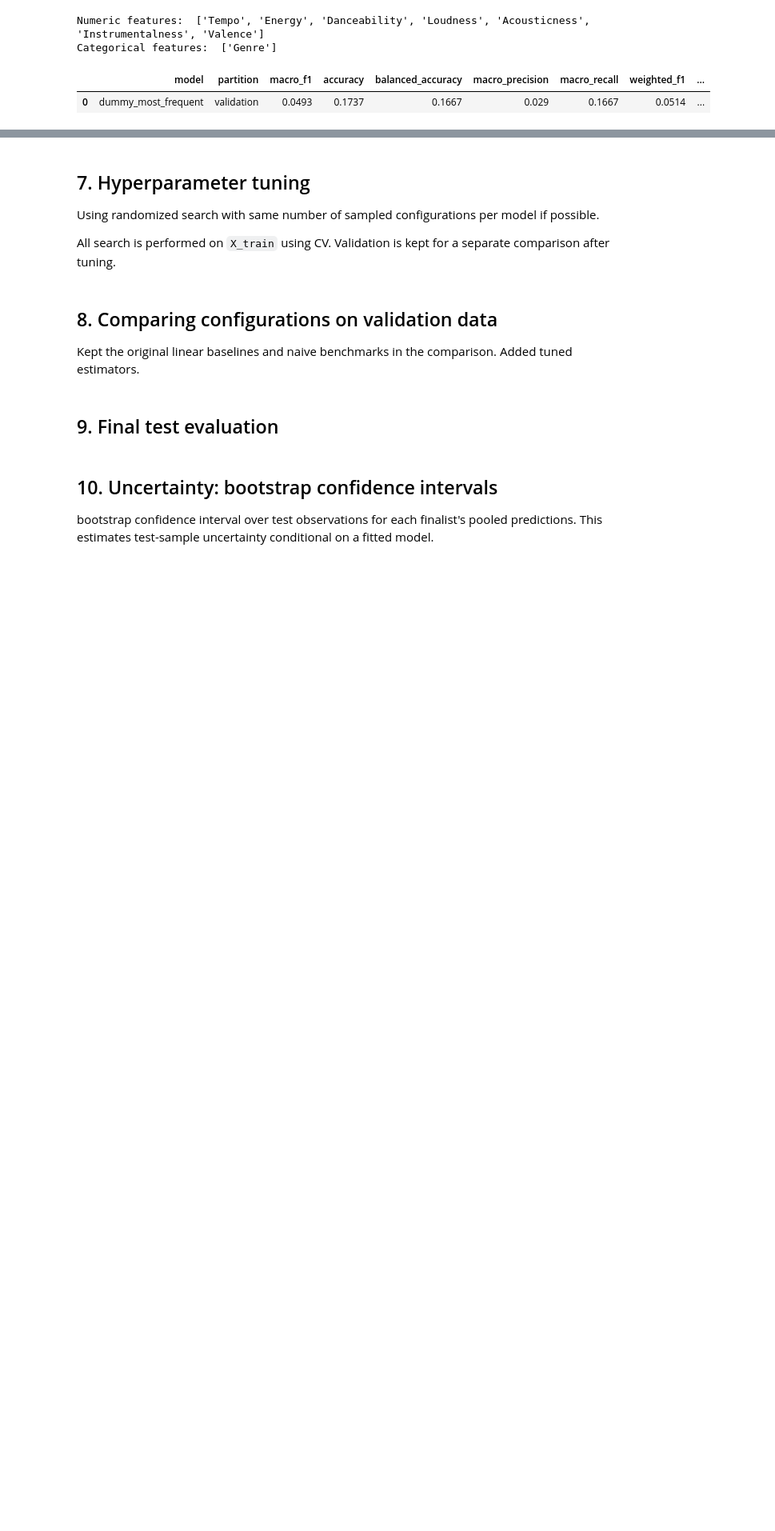
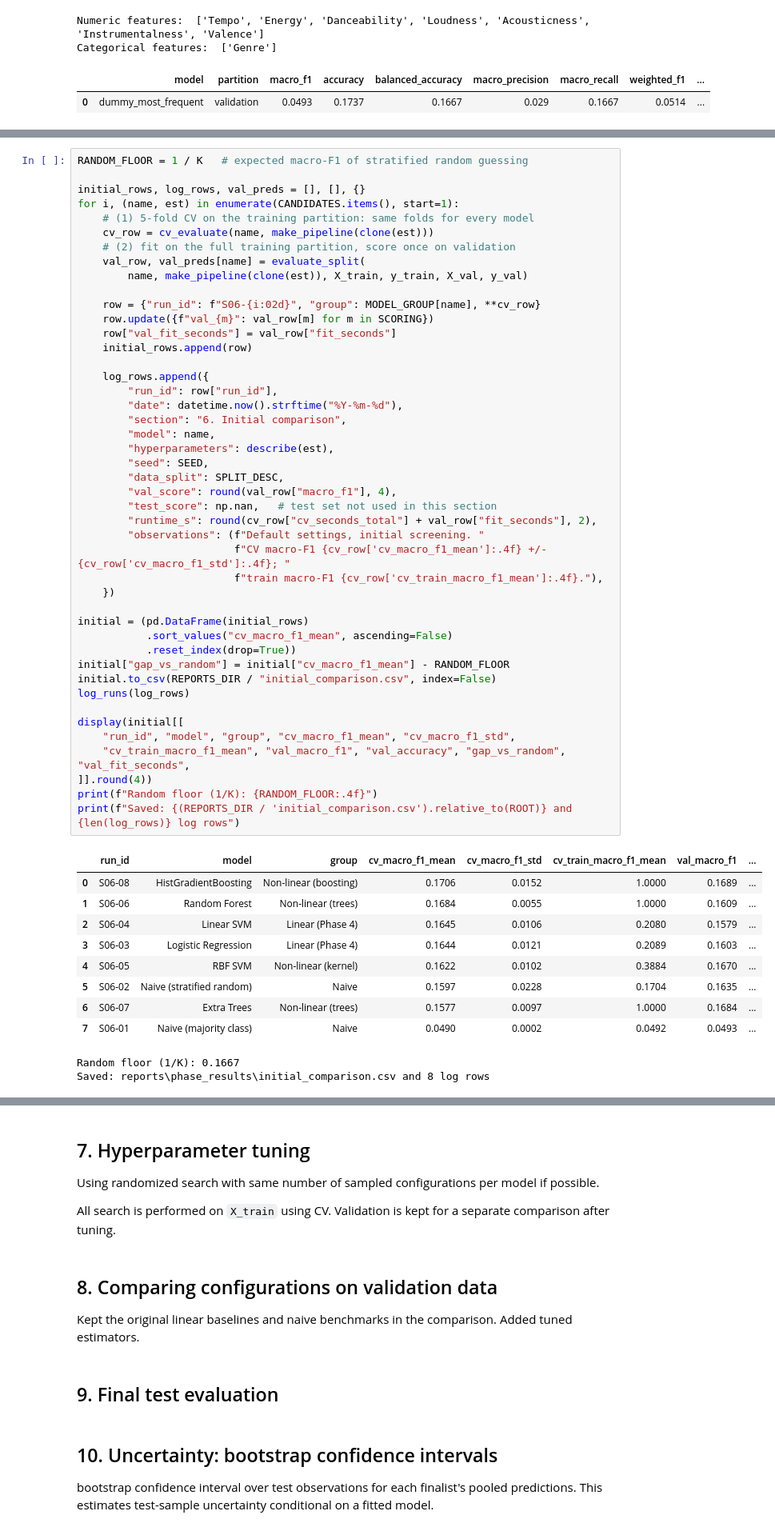
Before and after one commit to justinseeuoit/machine-learning-course-project, a Jupyter notebook: notebooks/3.0-experiments.ipynb, the cells around one changed output, grey strips where cells are left out. Shown at 80% size. Saved outputs shown, nothing was run; the diff lists cells and outputs as text; blank space fills up the shorter version.

```diff
--- a/notebooks/3.0-experiments.ipynb
+++ b/notebooks/3.0-experiments.ipynb
@@ -319,0 +415,57 @@ This runs the same stratified CV folds on the training partition for every candi
+# %%
+RANDOM_FLOOR = 1 / K   # expected macro-F1 of stratified random guessing
+
+initial_rows, log_rows, val_preds = [], [], {}
+for i, (name, est) in enumerate(CANDIDATES.items(), start=1):
+    # (1) 5-fold CV on the training partition: same folds for every model
+    cv_row = cv_evaluate(name, make_pipeline(clone(est)))
+    # (2) fit on the full training partition, score once on validation
+    val_row, val_preds[name] = evaluate_split(
+        name, make_pipeline(clone(est)), X_train, y_train, X_val, y_val)
+
+    row = {"run_id": f"S06-{i:02d}", "group": MODEL_GROUP[name], **cv_row}
+    row.update({f"val_{m}": val_row[m] for m in SCORING})
+    row["val_fit_seconds"] = val_row["fit_seconds"]
+    initial_rows.append(row)
+
+    log_rows.append({
+        "run_id": row["run_id"],
+        "date": datetime.now().strftime("%Y-%m-%d"),
+        "section": "6. Initial comparison",
+        "model": name,
+        "hyperparameters": describe(est),
+        "seed": SEED,
+        "data_split": SPLIT_DESC,
+        "val_score": round(val_row["macro_f1"], 4),
+        "test_score": np.nan,   # test set not used in this section
+        "runtime_s": round(cv_row["cv_seconds_total"] + val_row["fit_seconds"], 2),
+        "observations": (f"Default settings, initial screening. "
+                         f"CV macro-F1 {cv_row['cv_macro_f1_mean']:.4f} +/- {cv_row['cv_macro_f1_std']:.4f}; "
+                         f"train macro-F1 {cv_row['cv_train_macro_f1_mean']:.4f}."),
+    })
+
+initial = (pd.DataFrame(initial_rows)
+           .sort_values("cv_macro_f1_mean", ascending=False)
+           .reset_index(drop=True))
+initial["gap_vs_random"] = initial["cv_macro_f1_mean"] - RANDOM_FLOOR
+initial.to_csv(REPORTS_DIR / "initial_comparison.csv", index=False)
+log_runs(log_rows)
+
+display(initial[[
+    "run_id", "model", "group", "cv_macro_f1_mean", "cv_macro_f1_std",
+    "cv_train_macro_f1_mean", "val_macro_f1", "val_accuracy", "gap_vs_random", "val_fit_seconds",
+]].round(4))
+print(f"Random floor (1/K): {RANDOM_FLOOR:.4f}")
+print(f"Saved: {(REPORTS_DIR / 'initial_comparison.csv').relative_to(ROOT)} and {len(log_rows)} log rows")
+# %% [output]
+|  | run_id | model | group | cv_macro_f1_mean | cv_macro_f1_std | cv_train_macro_f1_mean | val_macro_f1 | ... |
+| 0 | S06-08 | HistGradientBoosting | Non-linear (boosting) | 0.1706 | 0.0152 | 1.0000 | 0.1689 | ... |
+| 1 | S06-06 | Random Forest | Non-linear (trees) | 0.1684 | 0.0055 | 1.0000 | 0.1609 | ... |
+| 2 | S06-04 | Linear SVM | Linear (Phase 4) | 0.1645 | 0.0106 | 0.2080 | 0.1579 | ... |
+| 3 | S06-03 | Logistic Regression | Linear (Phase 4) | 0.1644 | 0.0121 | 0.2089 | 0.1603 | ... |
+| 4 | S06-05 | RBF SVM | Non-linear (kernel) | 0.1622 | 0.0102 | 0.3884 | 0.1670 | ... |
+| 5 | S06-02 | Naive (stratified random) | Naive | 0.1597 | 0.0228 | 0.1704 | 0.1635 | ... |
+| 6 | S06-07 | Extra Trees | Non-linear (trees) | 0.1577 | 0.0097 | 1.0000 | 0.1684 | ... |
+| 7 | S06-01 | Naive (majority class) | Naive | 0.0490 | 0.0002 | 0.0492 | 0.0493 | ... |
+Random floor (1/K): 0.1667
+Saved: reports\phase_results\initial_comparison.csv and 8 log rows
```
Also changed, not shown: parts of 7 cells of this notebook, 3 other files.
